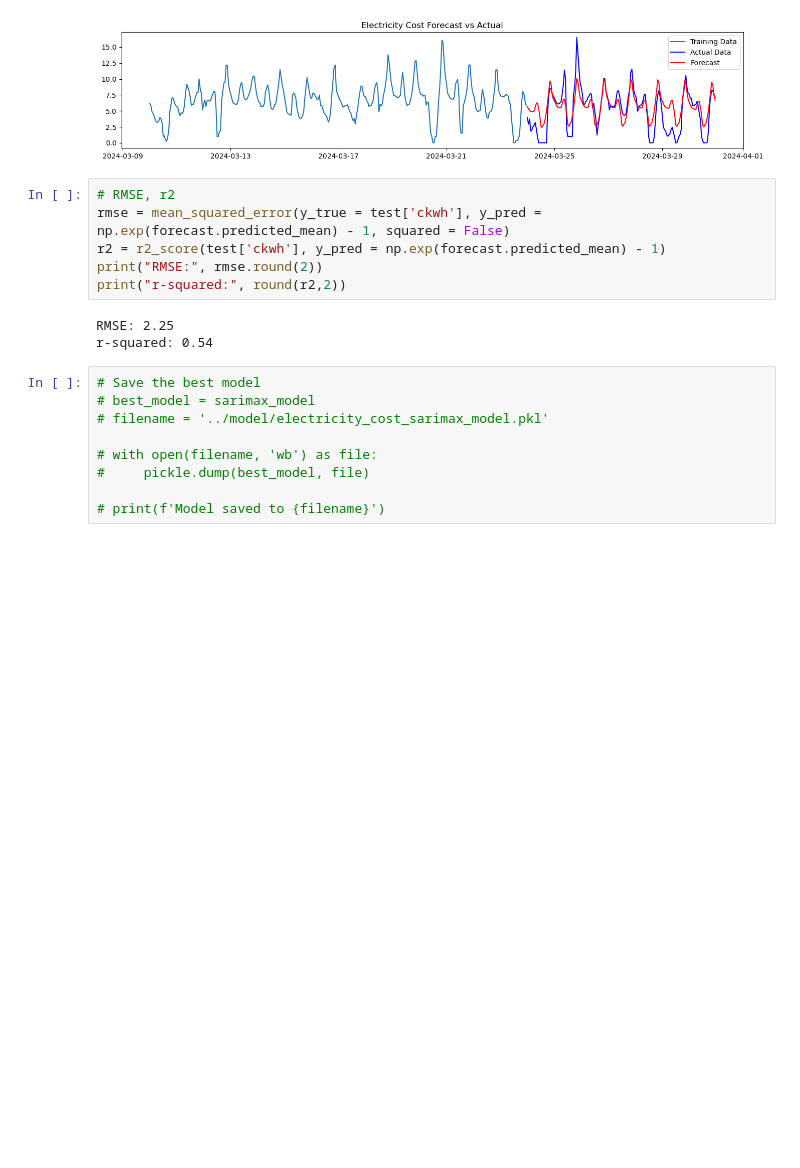
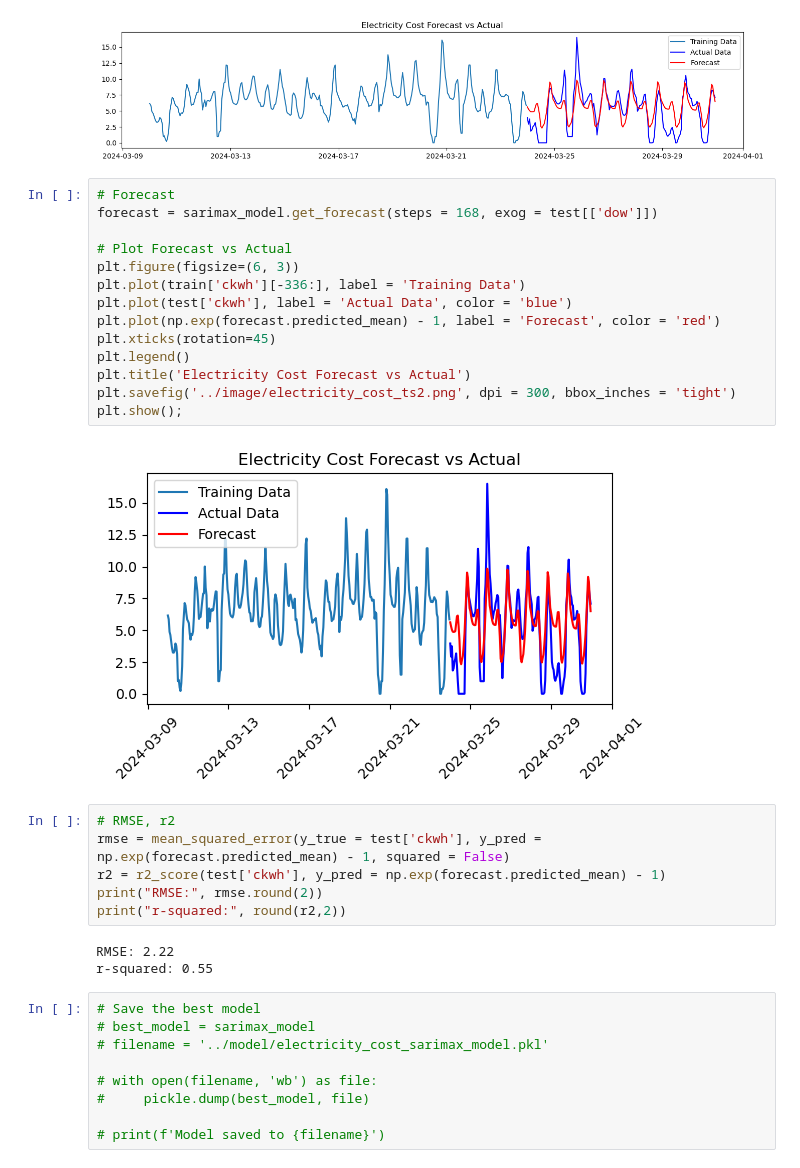
Before and after one commit to auttwitter/DSI-04, a Jupyter notebook: projects/project_capstone/code/05_Model_Electricity_Cost_ts.ipynb, the cells around one changed output. Drawn from its saved outputs; the diff is of its cells as text; blank space fills up the shorter version.

```diff
--- a/projects/project_capstone/code/05_Model_Electricity_Cost_ts.ipynb
+++ b/projects/project_capstone/code/05_Model_Electricity_Cost_ts.ipynb
@@ -283,6 +283,22 @@ plt.savefig('../image/electricity_cost_ts.png', dpi = 300, bbox_inches = 'tight'
 plt.show();
 # %% [output]
 [figure]
+# %%
+# Forecast
+forecast = sarimax_model.get_forecast(steps = 168, exog = test[['dow']])
+
+# Plot Forecast vs Actual
+plt.figure(figsize=(6, 3))
+plt.plot(train['ckwh'][-336:], label = 'Training Data')
+plt.plot(test['ckwh'], label = 'Actual Data', color = 'blue')
+plt.plot(np.exp(forecast.predicted_mean) - 1, label = 'Forecast', color = 'red')
+plt.xticks(rotation=45)
+plt.legend()
+plt.title('Electricity Cost Forecast vs Actual')
+plt.savefig('../image/electricity_cost_ts2.png', dpi = 300, bbox_inches = 'tight')
+plt.show();
+# %% [output]
+[figure, added]
 # %%
 # RMSE, r2
 rmse = mean_squared_error(y_true = test['ckwh'], y_pred = np.exp(forecast.predicted_mean) - 1, squared = False)
@@ -290,8 +306,8 @@ r2 = r2_score(test['ckwh'], y_pred = np.exp(forecast.predicted_mean) - 1)
 print("RMSE:", rmse.round(2))
 print("r-squared:", round(r2,2))
 # %% [output]
-RMSE: 2.25
-r-squared: 0.54
+RMSE: 2.22
+r-squared: 0.55
 # %%
 # Save the best model
 # best_model = sarimax_model
```
Also changed, not shown: parts of 3 cells of this notebook, 6 other files.
